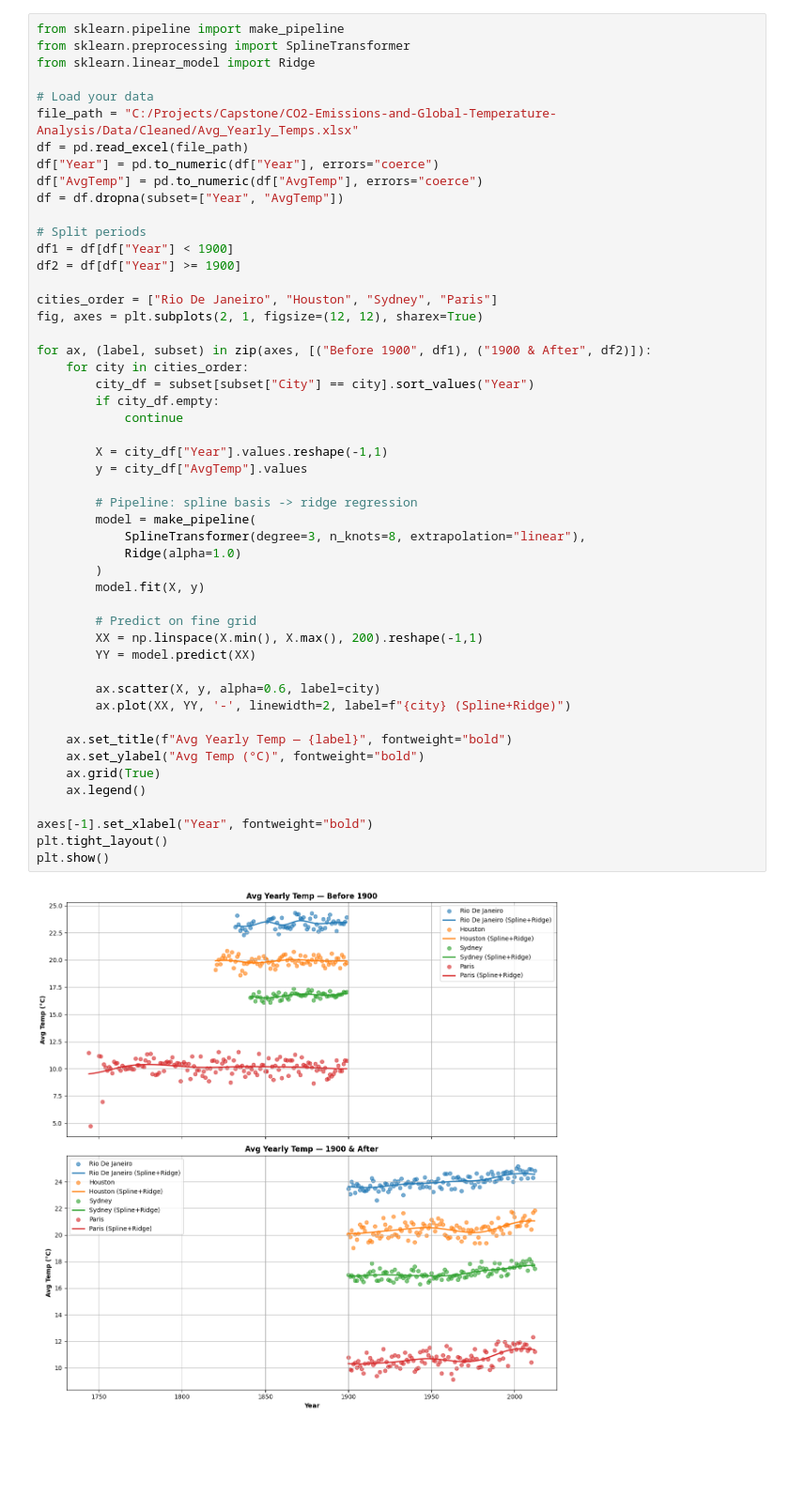
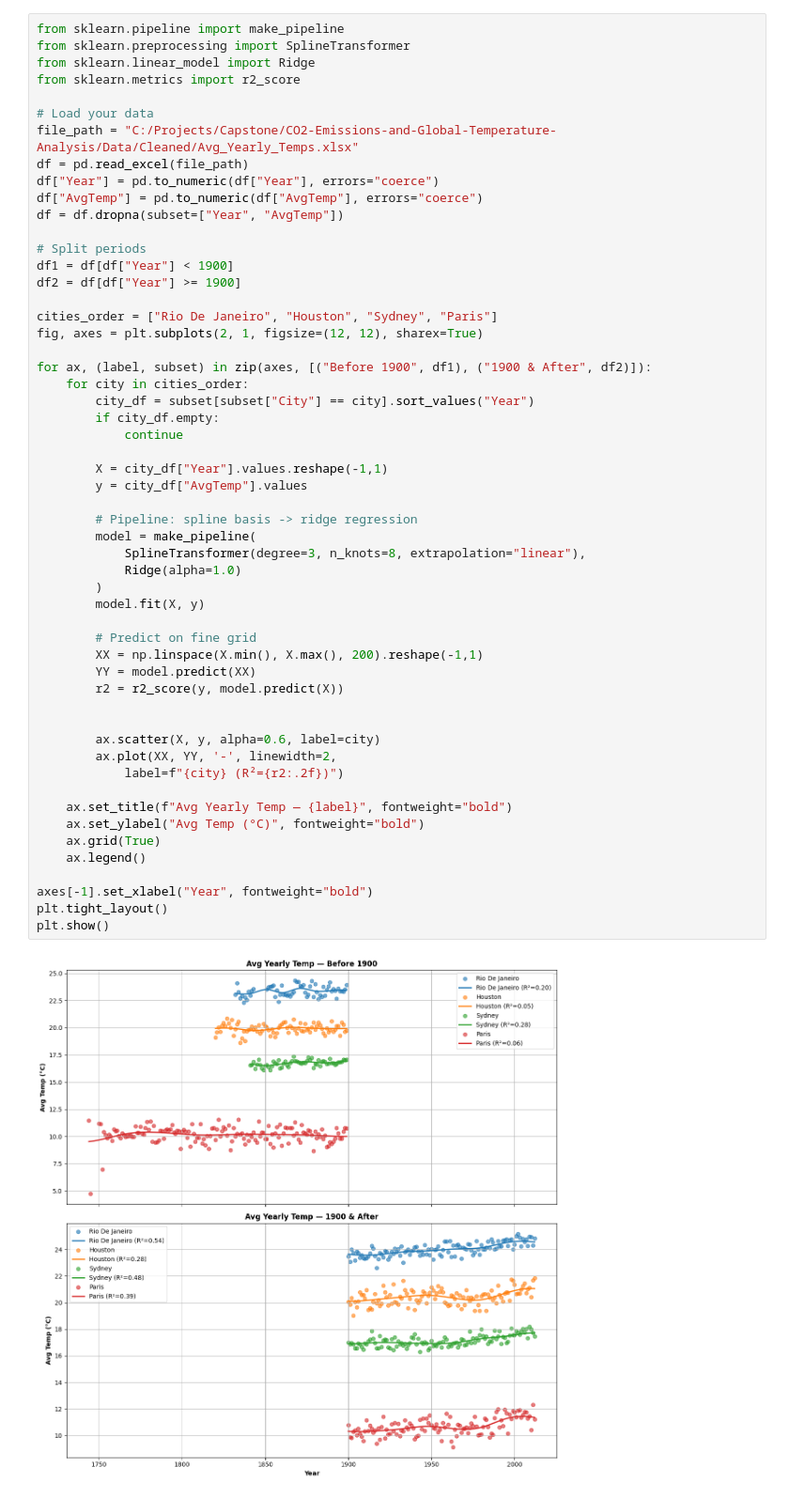
Before and after one commit to scmiller77/CO2-Emissions-and-Global-Temperature-Analysis, a Jupyter notebook: Jupyter_Capstone.ipynb, the cells around one changed output. Shown at 94% size. Cells and saved outputs as stored; diff of their text form; blank space fills up the shorter version.

```diff
--- a/Jupyter_Capstone.ipynb
+++ b/Jupyter_Capstone.ipynb
@@ -146,6 +184,7 @@ from pygam import LinearGAM, s
 from sklearn.pipeline import make_pipeline
 from sklearn.preprocessing import SplineTransformer
 from sklearn.linear_model import Ridge
+from sklearn.metrics import r2_score
 
 # Load your data
 file_path = "C:/Projects/Capstone/CO2-Emissions-and-Global-Temperature-Analysis/Data/Cleaned/Avg_Yearly_Temps.xlsx"
@@ -165,32 +204,35 @@ for ax, (label, subset) in zip(axes, [("Before 1900", df1), ("1900 & After", df2
     for city in cities_order:
         city_df = subset[subset["City"] == city].sort_values("Year")
         if city_df.empty:
             continue
 
         X = city_df["Year"].values.reshape(-1,1)
         y = city_df["AvgTemp"].values
 
         # Pipeline: spline basis -> ridge regression
         model = make_pipeline(
             SplineTransformer(degree=3, n_knots=8, extrapolation="linear"),
             Ridge(alpha=1.0)
         )
         model.fit(X, y)
 
         # Predict on fine grid
         XX = np.linspace(X.min(), X.max(), 200).reshape(-1,1)
         YY = model.predict(XX)
+        r2 = r2_score(y, model.predict(X))
+
 
         ax.scatter(X, y, alpha=0.6, label=city)
-        ax.plot(XX, YY, '-', linewidth=2, label=f"{city} (Spline+Ridge)")
+        ax.plot(XX, YY, '-', linewidth=2,
+            label=f"{city} (R²={r2:.2f})")
 
     ax.set_title(f"Avg Yearly Temp — {label}", fontweight="bold")
     ax.set_ylabel("Avg Temp (°C)", fontweight="bold")
     ax.grid(True)
     ax.legend()
 
 axes[-1].set_xlabel("Year", fontweight="bold")
 plt.tight_layout()
 plt.show()
 # %% [output]
-[figure, old version]
+[figure, new version]
```
Also changed, not shown: parts of 7 cells of this notebook, 4 other files.
